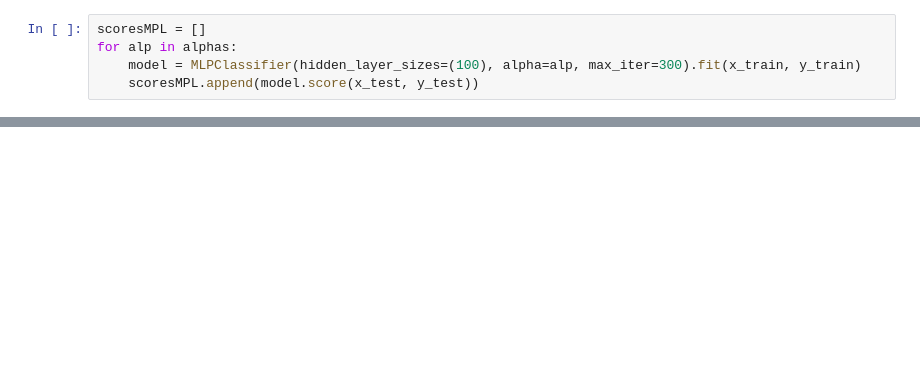
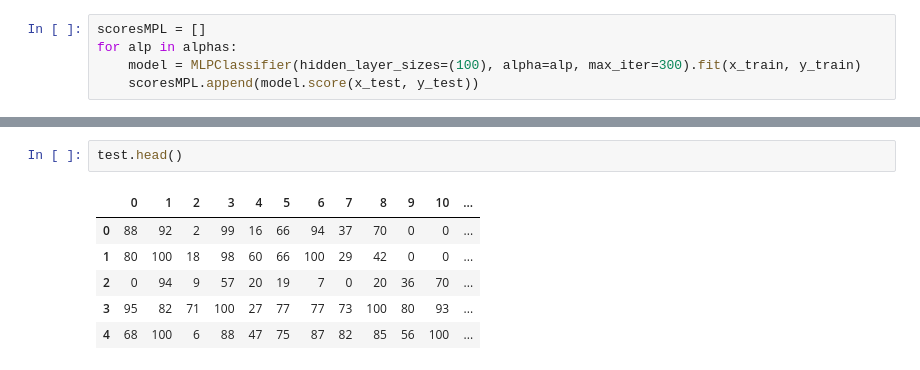
Before and after one commit to ruslan-fatkullov/ML, a Jupyter notebook: lab4.ipynb, the cells around one changed output, grey strips where cells are left out. Drawn from its saved outputs; the diff is of its cells as text; blank space fills up the shorter version.

```diff
--- a/lab4.ipynb
+++ b/lab4.ipynb
@@ -269,0 +303,9 @@ for alp in alphas:
+# %%
+test.head()
+# %% [output]
+|  | 0 | 1 | 2 | 3 | 4 | 5 | 6 | 7 | 8 | 9 | 10 | ... |
+| 0 | 88 | 92 | 2 | 99 | 16 | 66 | 94 | 37 | 70 | 0 | 0 | ... |
+| 1 | 80 | 100 | 18 | 98 | 60 | 66 | 100 | 29 | 42 | 0 | 0 | ... |
+| 2 | 0 | 94 | 9 | 57 | 20 | 19 | 7 | 0 | 20 | 36 | 70 | ... |
+| 3 | 95 | 82 | 71 | 100 | 27 | 77 | 77 | 73 | 100 | 80 | 93 | ... |
+| 4 | 68 | 100 | 6 | 88 | 47 | 75 | 87 | 82 | 85 | 56 | 100 | ... |
```
Also changed, not shown: parts of 3 cells of this notebook.
